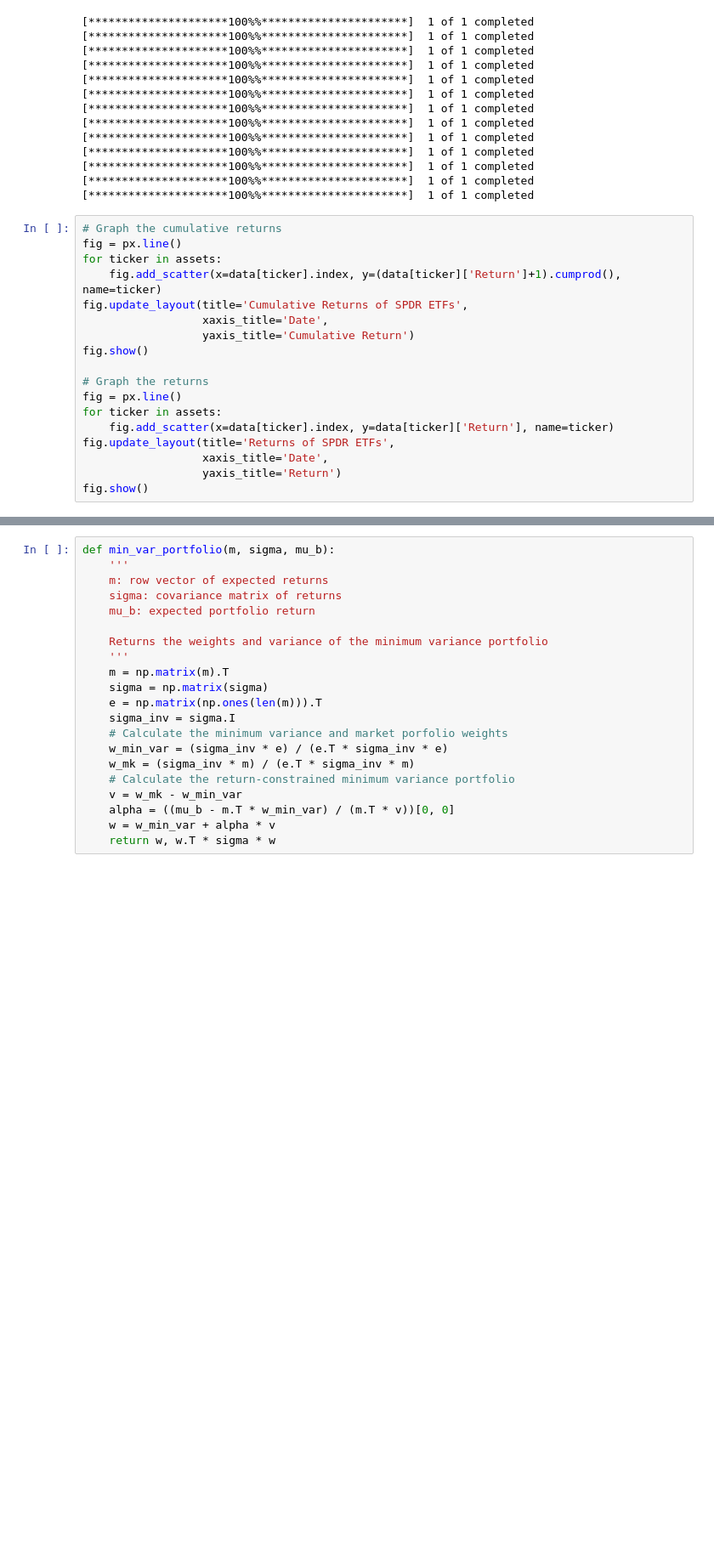
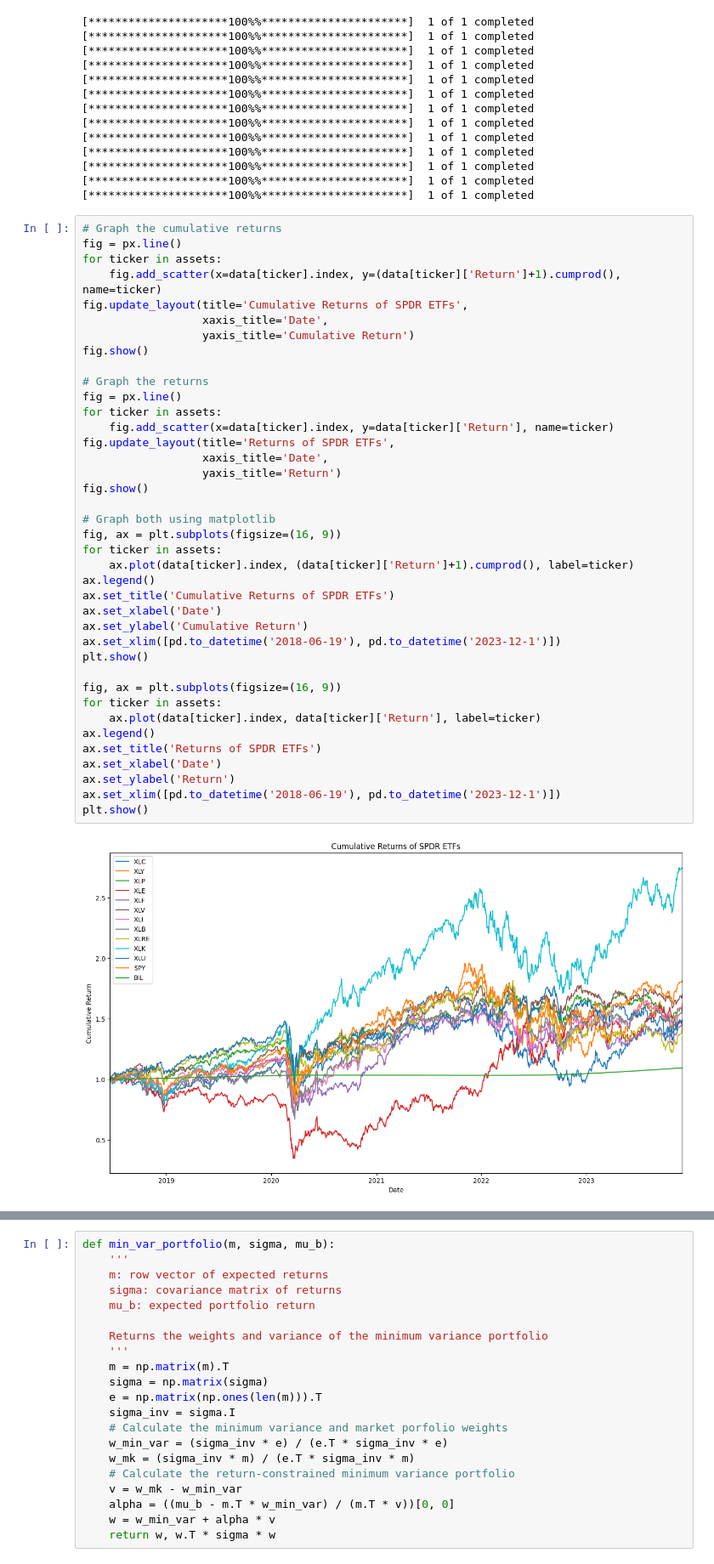
Before and after one commit to jbmitchell02/fin-eng-proj, a Jupyter notebook: initial_analysis.ipynb, the cells around one changed output, grey strips where cells are left out. Shown at 85% size. Saved outputs shown, nothing was run; the diff lists cells and outputs as text; blank space fills up the shorter version.

Commit message:
can see graphs now

```diff
--- a/initial_analysis.ipynb
+++ b/initial_analysis.ipynb
@@ -48,18 +49,41 @@ for ticker in assets:
 # %%
 # Graph the cumulative returns
 fig = px.line()
 for ticker in assets:
     fig.add_scatter(x=data[ticker].index, y=(data[ticker]['Return']+1).cumprod(), name=ticker)
 fig.update_layout(title='Cumulative Returns of SPDR ETFs',
                   xaxis_title='Date',
                   yaxis_title='Cumulative Return')
 fig.show()
 
 # Graph the returns
 fig = px.line()
 for ticker in assets:
     fig.add_scatter(x=data[ticker].index, y=data[ticker]['Return'], name=ticker)
 fig.update_layout(title='Returns of SPDR ETFs',
                   xaxis_title='Date',
                   yaxis_title='Return')
 fig.show()
+
+# Graph both using matplotlib
+fig, ax = plt.subplots(figsize=(16, 9))
+for ticker in assets:
+    ax.plot(data[ticker].index, (data[ticker]['Return']+1).cumprod(), label=ticker)
+ax.legend()
+ax.set_title('Cumulative Returns of SPDR ETFs')
+ax.set_xlabel('Date')
+ax.set_ylabel('Cumulative Return')
+ax.set_xlim([pd.to_datetime('2018-06-19'), pd.to_datetime('2023-12-1')])
+plt.show()
+
+fig, ax = plt.subplots(figsize=(16, 9))
+for ticker in assets:
+    ax.plot(data[ticker].index, data[ticker]['Return'], label=ticker)
+ax.legend()
+ax.set_title('Returns of SPDR ETFs')
+ax.set_xlabel('Date')
+ax.set_ylabel('Return')
+ax.set_xlim([pd.to_datetime('2018-06-19'), pd.to_datetime('2023-12-1')])
+plt.show()
+# %% [output]
+[figure, added]
```
Also changed, not shown: parts of 3 cells of this notebook.
